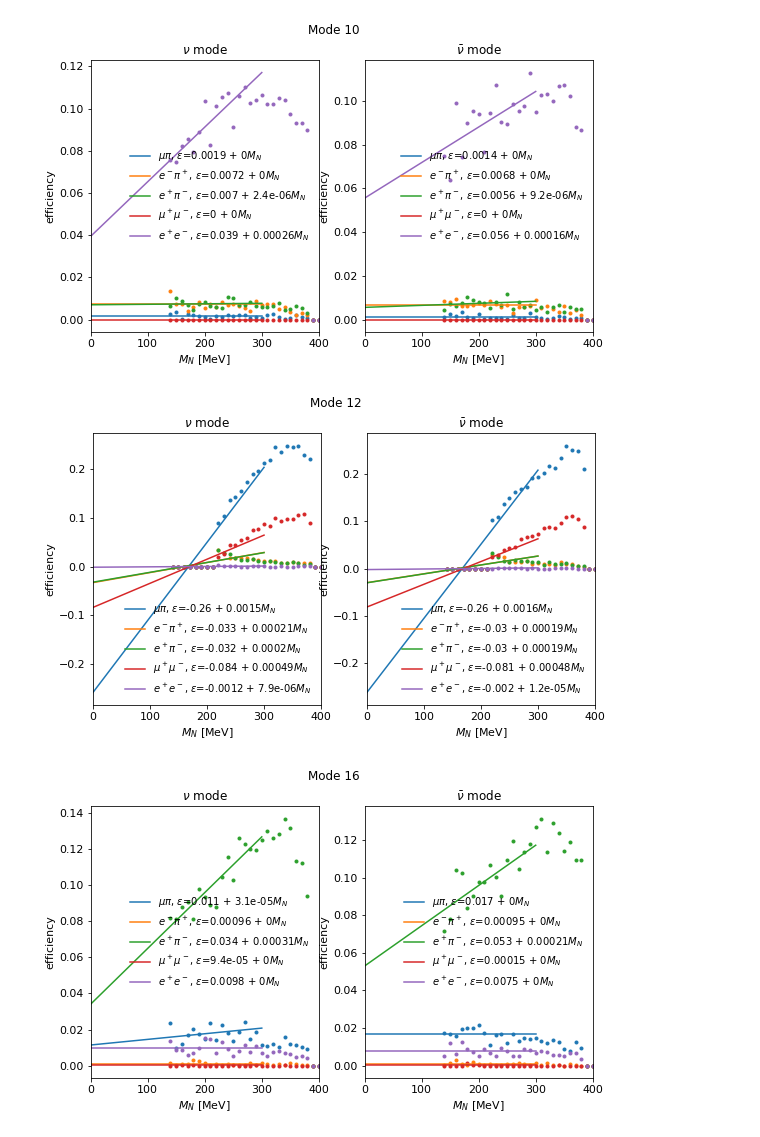
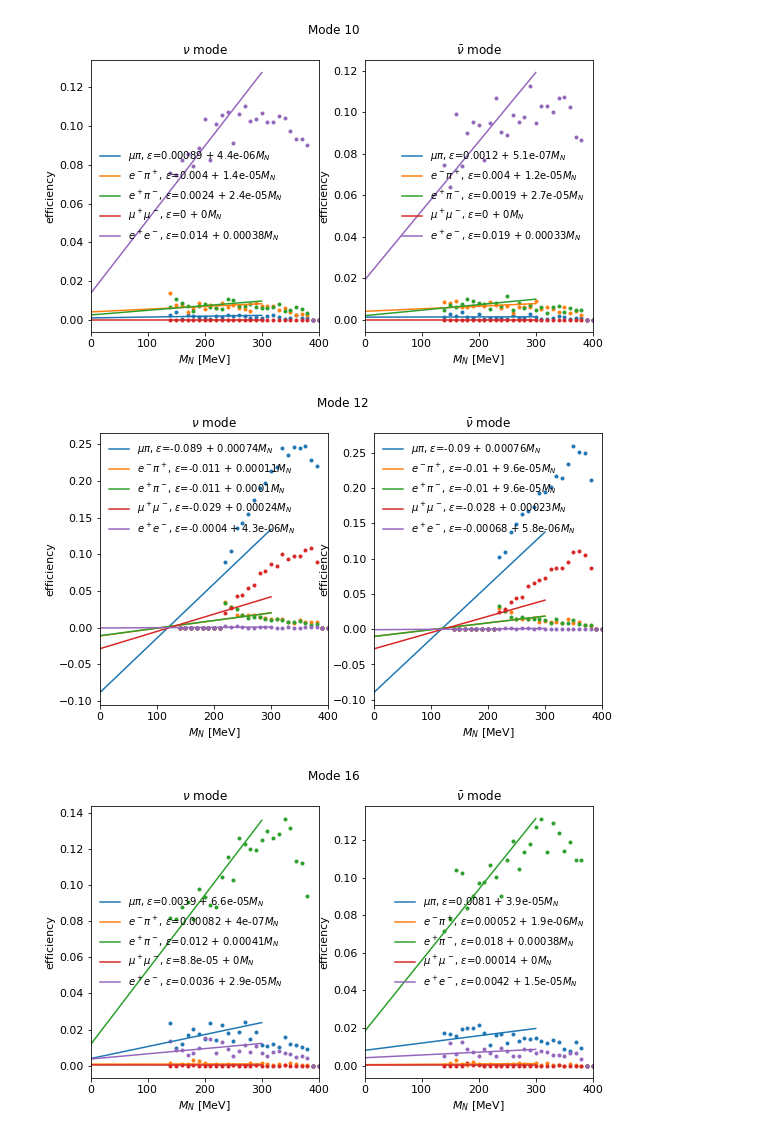
Before and after one commit to mhostert/HNL-DIF, a Jupyter notebook: nd280_limit_HNL_low_mass_complete.ipynb, the cells around one changed output. Cells and saved outputs as stored; diff of their text form; code cells hidden in the pictures.

```diff
--- a/nd280_limit_HNL_low_mass_complete.ipynb
+++ b/nd280_limit_HNL_low_mass_complete.ipynb
@@ -18,3 +21,7 @@ channels = [r'$\mu\pi$',
 stop_index_fit = 14
 
 eff_fit = np.zeros(shape=(len(masses_all), 24, 10))
+# %%
+i=0
+plt.scatter(masses_t2k,eff[:, 0, i]/eff[:, 4, i])
+plt.plot(masses_t2k[:stop_index_fit],eff_fit[:stop_index_fit, 0, i]/eff_fit[:stop_index_fit, 4, i])
@@ -30,12 +40,12 @@ for mode in modes_majorana:
             this_ax = axs[0]
         else:
             this_ax = axs[1]
-        poly = np.polynomial.polynomial.Polynomial.fit(masses_t2k[:stop_index_fit],
-                                                       eff[:stop_index_fit, mode, i],
+        poly = np.polynomial.polynomial.Polynomial.fit(np.append(0.0,masses_t2k[:stop_index_fit]),
+                                                       np.append(0.0,eff[:stop_index_fit, mode, i]),
                                                        deg=1)
         if (poly(1)-poly(0)) < 0:
-            poly = np.polynomial.polynomial.Polynomial.fit(masses_t2k[:stop_index_fit],
-                                                           eff[:stop_index_fit, mode, i],
+            poly = np.polynomial.polynomial.Polynomial.fit(np.append(0.0,masses_t2k[:stop_index_fit]),
+                                                           np.append(0.0,eff[:stop_index_fit, mode, i]),
                                                            deg=0)
         this_ax.plot(np.linspace(0, 300, 15),
                      poly(np.linspace(0, 300, 15)),
@@ -65,3 +69,3 @@ findfont: Generic family 'serif' not found because none of the following familie
-[figure, old version]
+[figure, new version]
-[figure, old version]
+[figure, new version]
-[figure, old version]
+[figure, new version]
```
Also changed, not shown: parts of 6 cells of this notebook, 34 other files.
